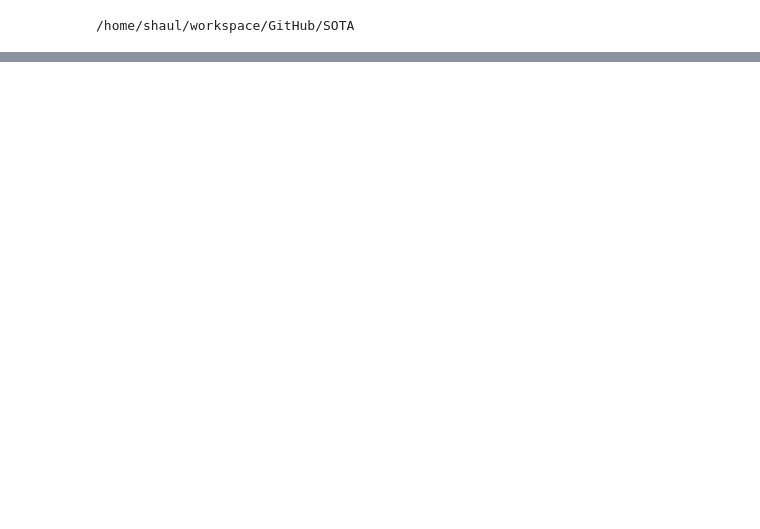
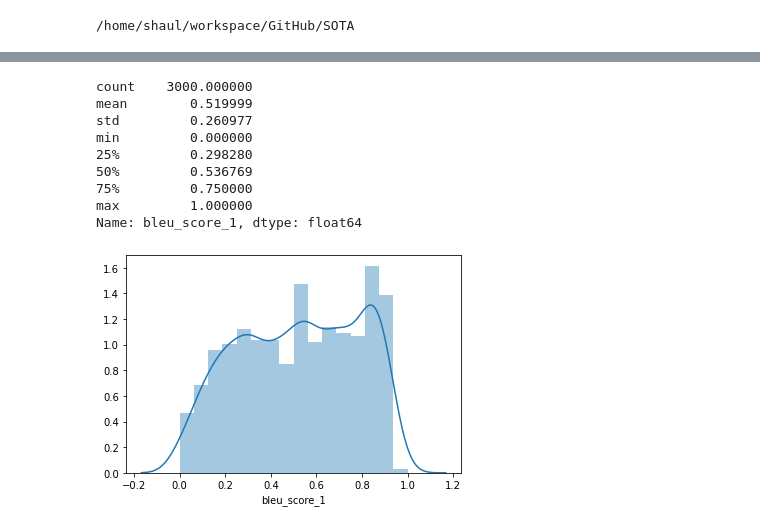
Before and after one commit to Hernanros/SOTA, a Jupyter notebook: notebooks/exploration/[SS]Explore_Sentiment.ipynb, the cells around one changed output, grey strips where cells are left out. Saved outputs shown, nothing was run; the diff lists cells and outputs as text; code cells hidden in the pictures; blank space fills up the shorter version.

```diff
--- a/notebooks/exploration/[SS]Explore_Sentiment.ipynb
+++ b/notebooks/exploration/[SS]Explore_Sentiment.ipynb
@@ -102,0 +118,14 @@ df.head(5)
+# %%
+print(df.bleu_score_1.describe())
+sns.distplot(df.bleu_score_1);
+# %% [output]
+count    3000.000000
+mean        0.519999
+std         0.260977
+min         0.000000
+25%         0.298280
+50%         0.536769
+75%         0.750000
+max         1.000000
+Name: bleu_score_1, dtype: float64
+[figure, added]
```
Also changed, not shown: parts of 23 cells of this notebook.
